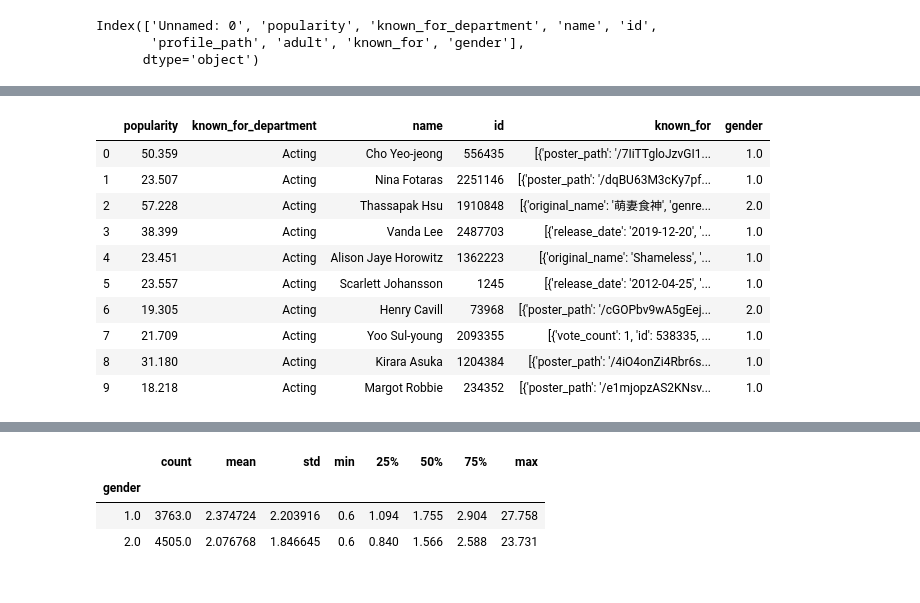
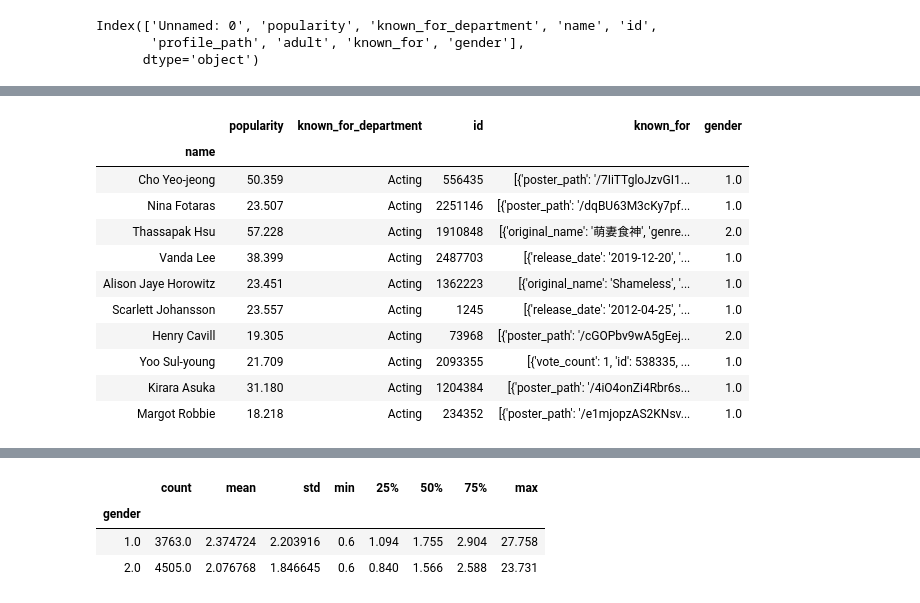
Before and after one commit to bellisor/mod1-project-killerbees, a Jupyter notebook: People_a.ipynb, the cells around one changed output, grey strips where cells are left out. Drawn from its saved outputs; the diff is of its cells as text; code cells hidden in the pictures.

```diff
--- a/People_a.ipynb
+++ b/People_a.ipynb
@@ -77,4 +75,4 @@ Index(['Unnamed: 0', 'popularity', 'known_for_department', 'name', 'id',
        'profile_path', 'adult', 'known_for', 'gender'],
       dtype='object')
 # %%
-df.set_index(['name'])
+df.set_index(['name'], inplace = True)
@@ -96,16 +79,17 @@ df.set_index(['name'])
 # %%
-dfc = df.drop(columns=['Unnamed: 0', 'profile_path', 'adult'])
+df = df.drop(columns=['Unnamed: 0', 'profile_path', 'adult'])
 # %%
-dfc.head(10)
+df.head(10)
 # %% [output]
-|  | popularity | known_for_department | name | id | known_for | gender |
-| 0 | 50.359 | Acting | Cho Yeo-jeong | 556435 | [{'poster_path': '/7IiTTgloJzvGI1... | 1.0 |
-| 1 | 23.507 | Acting | Nina Fotaras | 2251146 | [{'poster_path': '/dqBU63M3cKy7pf... | 1.0 |
-| 2 | 57.228 | Acting | Thassapak Hsu | 1910848 | [{'original_name': '萌妻食神', 'genre... | 2.0 |
-| 3 | 38.399 | Acting | Vanda Lee | 2487703 | [{'release_date': '2019-12-20', '... | 1.0 |
-| 4 | 23.451 | Acting | Alison Jaye Horowitz | 1362223 | [{'original_name': 'Shameless', '... | 1.0 |
-| 5 | 23.557 | Acting | Scarlett Johansson | 1245 | [{'release_date': '2012-04-25', '... | 1.0 |
-| 6 | 19.305 | Acting | Henry Cavill | 73968 | [{'poster_path': '/cGOPbv9wA5gEej... | 2.0 |
-| 7 | 21.709 | Acting | Yoo Sul-young | 2093355 | [{'vote_count': 1, 'id': 538335, ... | 1.0 |
-| 8 | 31.180 | Acting | Kirara Asuka | 1204384 | [{'poster_path': '/4iO4onZi4Rbr6s... | 1.0 |
-| 9 | 18.218 | Acting | Margot Robbie | 234352 | [{'poster_path': '/e1mjopzAS2KNsv... | 1.0 |
+|  | popularity | known_for_department | id | known_for | gender |
+| name |  |  |  |  |  |
+| Cho Yeo-jeong | 50.359 | Acting | 556435 | [{'poster_path': '/7IiTTgloJzvGI1... | 1.0 |
+| Nina Fotaras | 23.507 | Acting | 2251146 | [{'poster_path': '/dqBU63M3cKy7pf... | 1.0 |
+| Thassapak Hsu | 57.228 | Acting | 1910848 | [{'original_name': '萌妻食神', 'genre... | 2.0 |
+| Vanda Lee | 38.399 | Acting | 2487703 | [{'release_date': '2019-12-20', '... | 1.0 |
+| Alison Jaye Horowitz | 23.451 | Acting | 1362223 | [{'original_name': 'Shameless', '... | 1.0 |
+| Scarlett Johansson | 23.557 | Acting | 1245 | [{'release_date': '2012-04-25', '... | 1.0 |
+| Henry Cavill | 19.305 | Acting | 73968 | [{'poster_path': '/cGOPbv9wA5gEej... | 2.0 |
+| Yoo Sul-young | 21.709 | Acting | 2093355 | [{'vote_count': 1, 'id': 538335, ... | 1.0 |
+| Kirara Asuka | 31.180 | Acting | 1204384 | [{'poster_path': '/4iO4onZi4Rbr6s... | 1.0 |
+| Margot Robbie | 18.218 | Acting | 234352 | [{'poster_path': '/e1mjopzAS2KNsv... | 1.0 |
```
Also changed, not shown: parts of 36 cells of this notebook.
